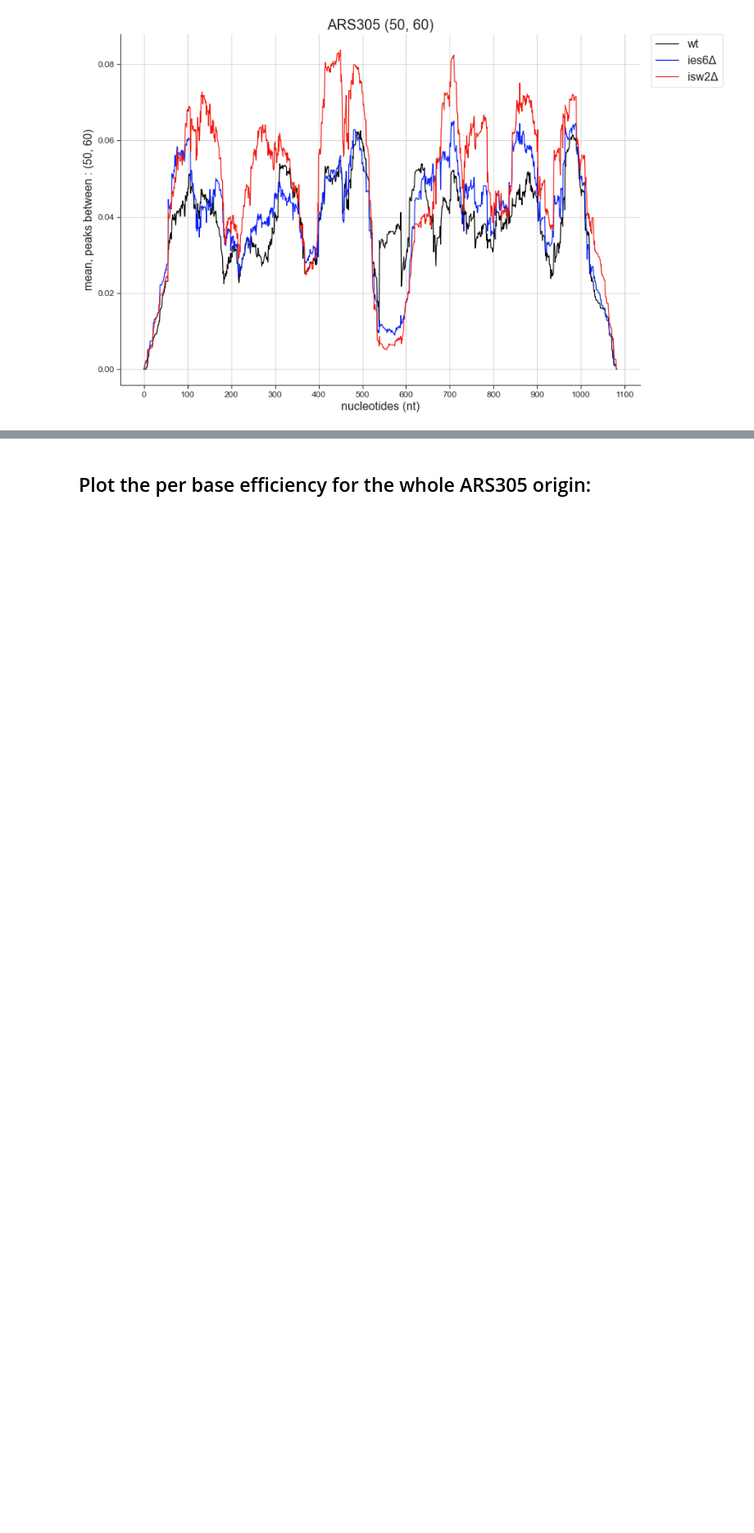
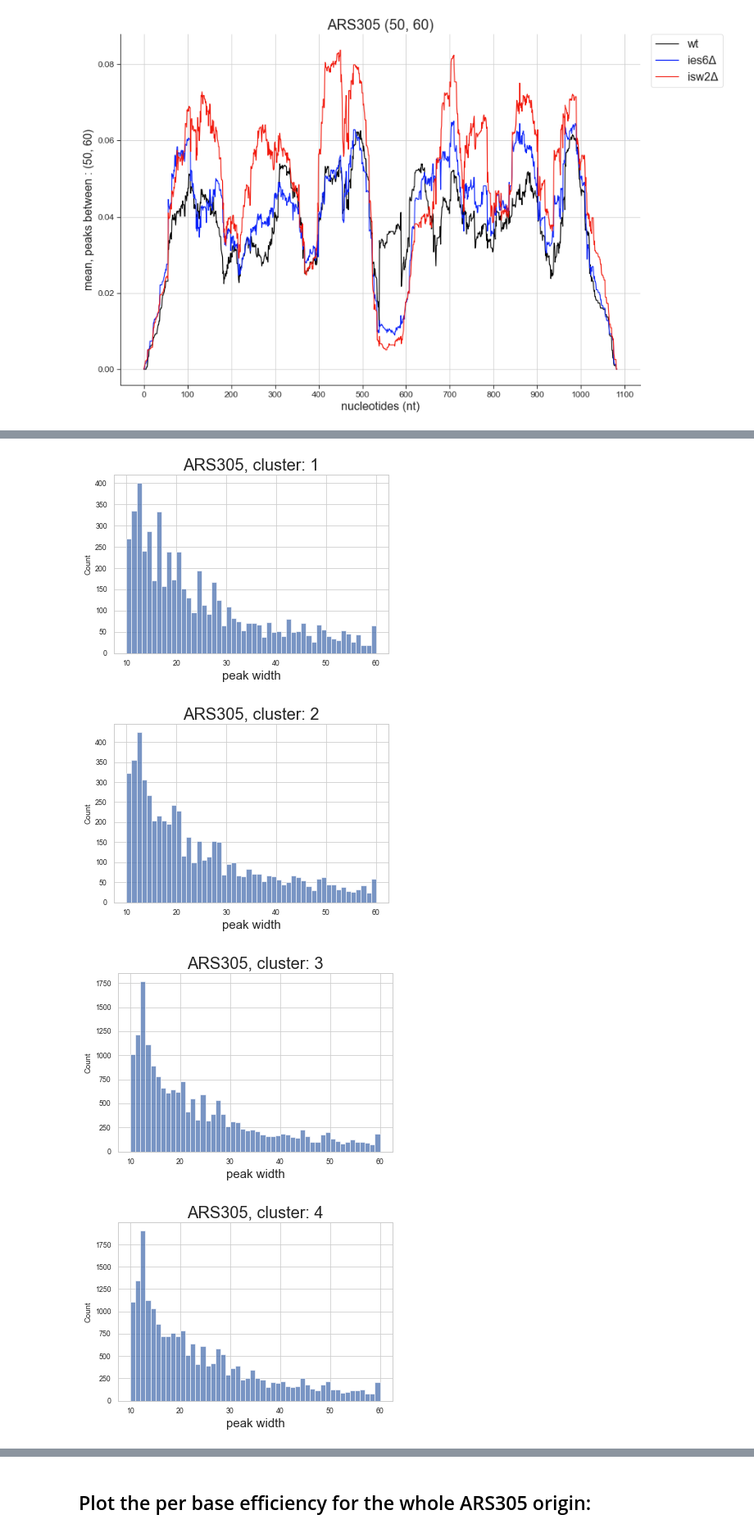
Before and after one commit to KarolineHoller/nanopore_methylation, a Jupyter notebook: methylation_analysis_20220502_ARS305_new.ipynb, the cells around one changed output, grey strips where cells are left out. Shown at 82% size. Saved outputs shown, nothing was run; the diff lists cells and outputs as text; code cells hidden in the pictures; blank space fills up the shorter version.

Commit message:
break down occupancy to smaller ranges and plot

```diff
--- a/methylation_analysis_20220502_ARS305_new.ipynb
+++ b/methylation_analysis_20220502_ARS305_new.ipynb
@@ -2204,0 +2214,24 @@ with sns.axes_style("ticks", {'axes.grid': True, 'axes.spines.right': False, 'ax
+# %%
+width_range = (10, 60)
+
+for cluster in set(all_data_plus.cluster):
+
+    data_temp = np.array(all_data_plus.loc[all_data_plus.cluster == cluster, :1082])
+
+    peaks_temp = measure_valleys(data_temp, width_range = width_range)
+    rebuild_temp = restore_valleys(peaks_temp, data_temp.shape)
+
+    listofpeakwidths = []
+
+    for row in peaks_temp.widths:
+        listofpeakwidths = listofpeakwidths + row
+
+    sns.histplot(listofpeakwidths, binwidth=1)
+    plt.title(load_dir + ", cluster: " + str(cluster) , fontsize=20)
+    plt.xlabel("peak width", fontsize=15)
+    plt.show()
+# %% [output]
+[figure, added]
+[figure, added]
+[figure, added]
+[figure, added]
```
Also changed, not shown: parts of 21 cells of this notebook, 3 other files.
